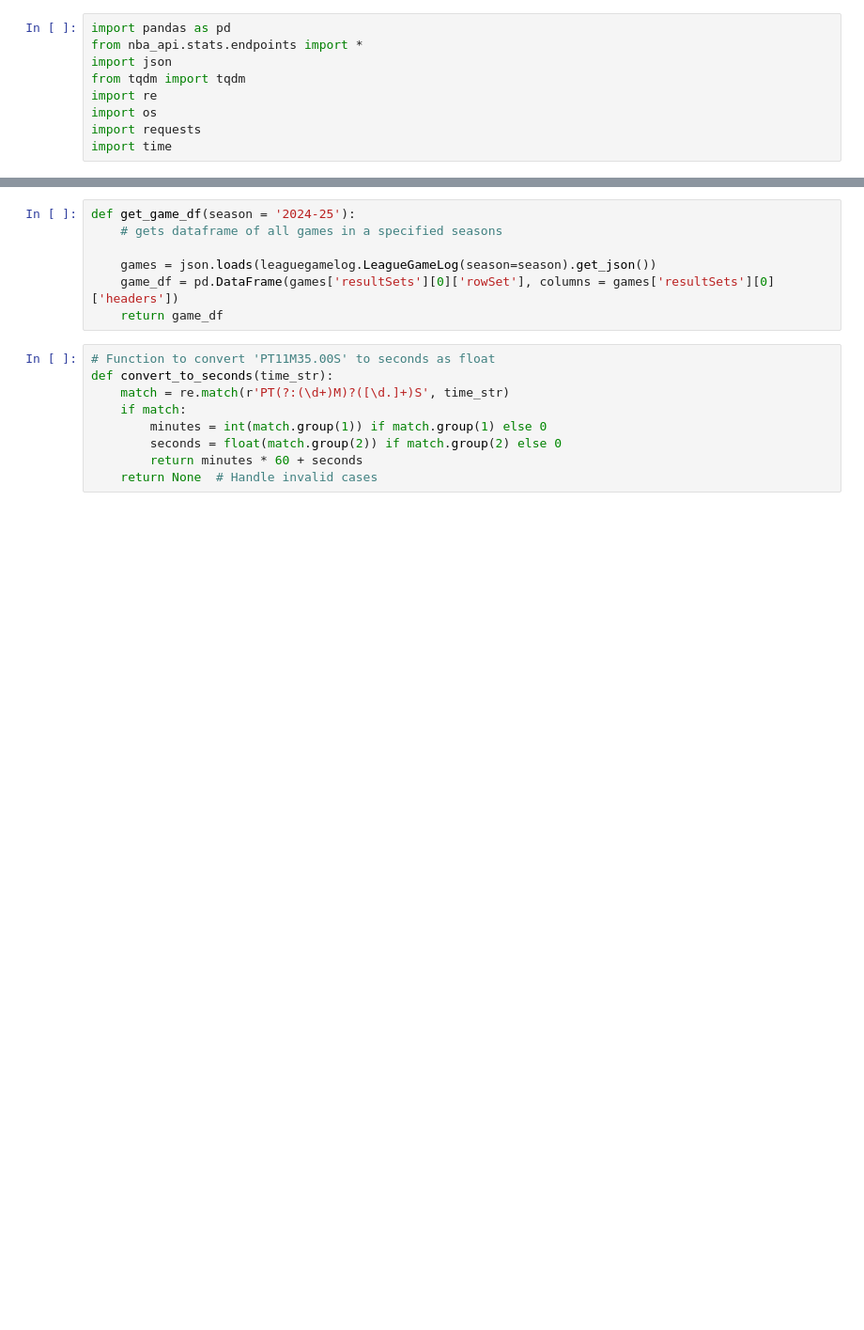
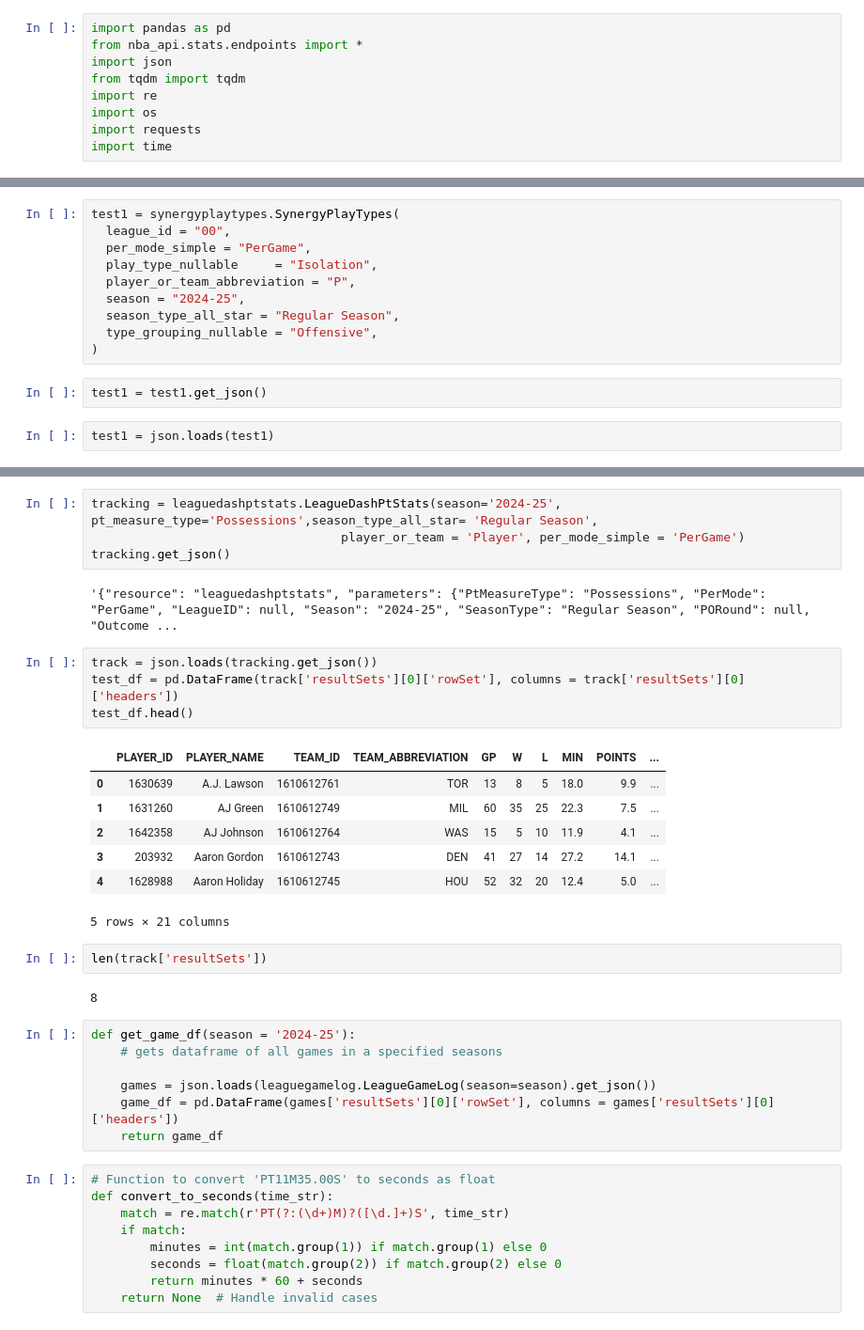
Before and after one commit to beckettsanderson/Turnover-Impact, a Jupyter notebook: testing_eda.ipynb, the cells around one changed output, grey strips where cells are left out. Shown: that part at 94% size. Drawn from its saved outputs; the diff is of its cells as text; blank space fills up the shorter version.

Commit message:
all play by play and scaling stats

```diff
--- a/testing_eda.ipynb
+++ b/testing_eda.ipynb
@@ -9,0 +32,14 @@ import time
+# %%
+test1 = synergyplaytypes.SynergyPlayTypes(
+  league_id = "00",
+  per_mode_simple = "PerGame",
+  play_type_nullable	 = "Isolation",
+  player_or_team_abbreviation = "P",
+  season = "2024-25",
+  season_type_all_star = "Regular Season",
+  type_grouping_nullable = "Offensive",
+)
+# %%
+test1 = test1.get_json()
+# %%
+test1 = json.loads(test1)
@@ -10,3 +57,25 @@ import time
+# %%
+tracking = leaguedashptstats.LeagueDashPtStats(season='2024-25', pt_measure_type='Possessions',season_type_all_star= 'Regular Season',
+                                  player_or_team = 'Player', per_mode_simple = 'PerGame')
+tracking.get_json()
+# %% [output]
+'{"resource": "leaguedashptstats", "parameters": {"PtMeasureType": "Possessions", "PerMode": "PerGame", "LeagueID": null, "Season": "2024-25", "SeasonType": "Regular Season", "PORound": null, "Outcome ...
+# %%
+track = json.loads(tracking.get_json())
+test_df = pd.DataFrame(track['resultSets'][0]['rowSet'], columns = track['resultSets'][0]['headers'])
+test_df.head()
+# %% [output]
+|  | PLAYER_ID | PLAYER_NAME | TEAM_ID | TEAM_ABBREVIATION | GP | W | L | MIN | POINTS | ... |
+| 0 | 1630639 | A.J. Lawson | 1610612761 | TOR | 13 | 8 | 5 | 18.0 | 9.9 | ... |
+| 1 | 1631260 | AJ Green | 1610612749 | MIL | 60 | 35 | 25 | 22.3 | 7.5 | ... |
+| 2 | 1642358 | AJ Johnson | 1610612764 | WAS | 15 | 5 | 10 | 11.9 | 4.1 | ... |
+| 3 | 203932 | Aaron Gordon | 1610612743 | DEN | 41 | 27 | 14 | 27.2 | 14.1 | ... |
+| 4 | 1628988 | Aaron Holiday | 1610612745 | HOU | 52 | 32 | 20 | 12.4 | 5.0 | ... |
+5 rows × 21 columns
+# %%
+len(track['resultSets'])
+# %% [output]
+8
 # %%
 def get_game_df(season = '2024-25'):
     # gets dataframe of all games in a specified seasons
```
Also changed, not shown: parts of 3 cells of this notebook, 15 other files.
